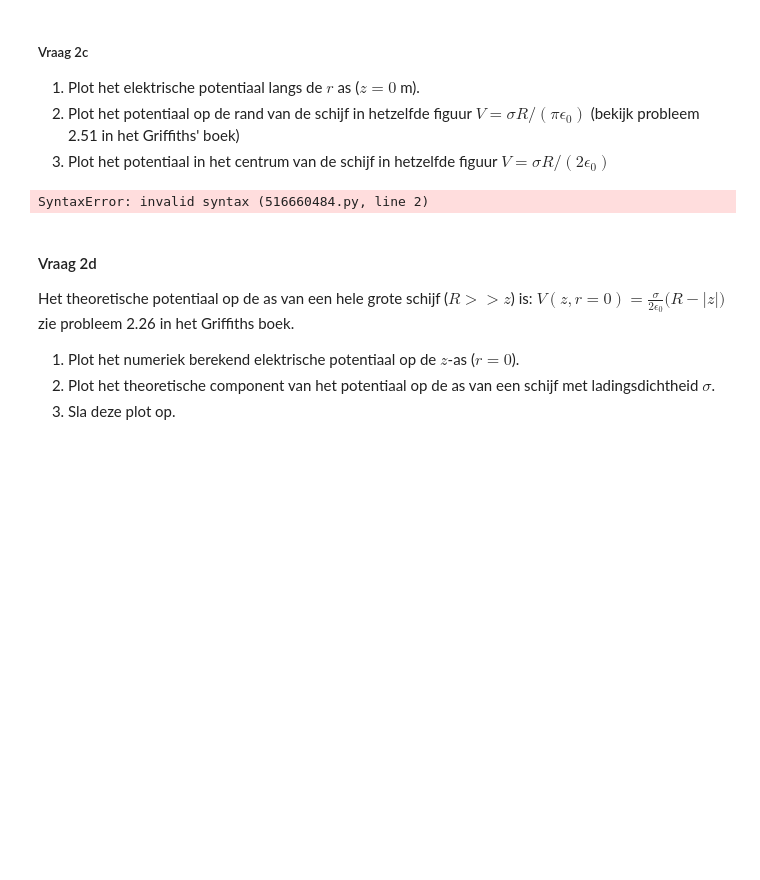
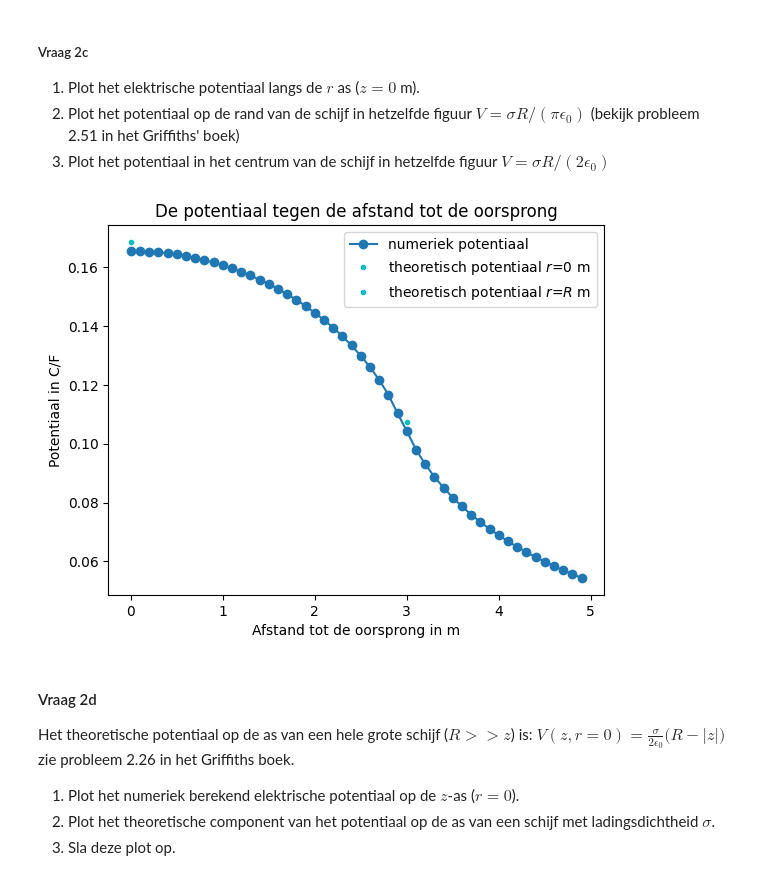
Before and after one commit to tdrvs/opdrachten-DEF-D, a Jupyter notebook: DigitaleOntwerpopdrachten/1CondensatorOpdracht/CondensatorOntwerpopdracht.ipynb, the cells around one changed output. Drawn from its saved outputs; the diff is of its cells as text; code cells hidden in the pictures; blank space fills up the shorter version.

```diff
--- a/DigitaleOntwerpopdrachten/1CondensatorOpdracht/CondensatorOntwerpopdracht.ipynb
+++ b/DigitaleOntwerpopdrachten/1CondensatorOpdracht/CondensatorOntwerpopdracht.ipynb
@@ -223,6 +227,8 @@ Pas de cel die je in vraag 2a hebt aangepast weer aan naar de originele waardes.
 Het aantal punten dat gebruikt wordt om de schijf te creëren is number_point_charges_on_disk en de lading van een punt is charge_one_point in Coulomb.
 1. Bereken en print de ladingsdichtheid $\sigma$ met een correcte eenheid.
 # %%
-###
-###Hier jouw code###
-###
+schijfOpp = np.pi*disk_radius**2
+schijfLading = charge_one_point*number_point_charges_on_disk
+def sigma(Q,A):
+    return Q/A
+print("De ladingsdichtheid sigma = {:.2e}".format(sigma(schijfLading,schijfOpp)),"C/m^2")
@@ -235,22 +243,22 @@ Het aantal punten dat gebruikt wordt om de schijf te creëren is number_point_ch
 3. Plot het potentiaal in het centrum van de schijf in hetzelfde figuur $V = \sigma R/(2 \epsilon_0)$
 # %%
 # Vul deze code aan zodat deze vraag 2.3 beantwoord.
-idx_z_zero =
+idx_z_zero = np.where(abs(z) < 1e-10)[0]
 
-V_0 =  # potentiaal op r = 0
+V_0 = (sigma(schijfLading,schijfOpp)*disk_radius)/(2*epsilon0) # potentiaal op r = 0
+V_R =  (sigma(schijfLading,schijfOpp)*disk_radius)/(np.pi*epsilon0)# potentiaal op de straal van de schijf
+r_R =  disk_radius  # straal van de schijf
 
-V_R =  # potentiaal op de straal van de schijf
-r_R =  # straal van de schijf
-
-plt.title(f"Jullie titel")
-plt.plot(r, V, "o-", label="numeriek potentiaal")
+plt.title(f"De potentiaal tegen de afstand tot de oorsprong")
+plt.plot(r, V[50], "o-", label="numeriek potentiaal")
 plt.plot(0, V_0, "c.", label="theoretisch potentiaal $r$=0 m")
 plt.plot(r_R, V_R, "c.", label="theoretisch potentiaal $r$=$R$ m")
 plt.legend()
-plt.xlabel("Een relevante eenheid")
-plt.ylabel("Een relevante eenheid")
+plt.xlabel("Afstand tot de oorsprong in m")
+plt.ylabel("Potentiaal in C/F")
+plt.show()
 # %% [output]
-SyntaxError: invalid syntax (516660484.py, line 2)
+[figure, added]
 # %% [markdown]
 #### Vraag 2d
 
```
Also changed, not shown: parts of 6 cells of this notebook, 1 other file.
